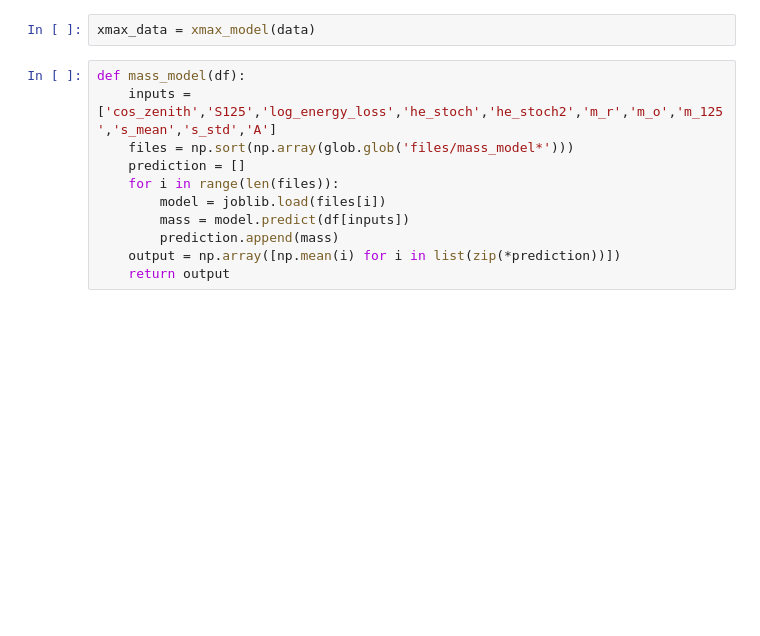
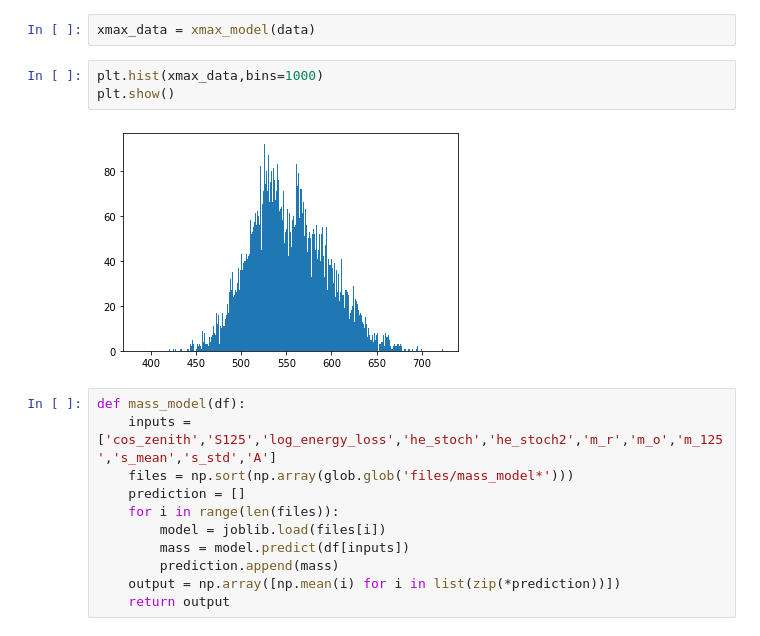
Before and after one commit to andyPhysics/CosmicRay, a Jupyter notebook: NN/Composition.ipynb, the cells around one changed output. Saved outputs shown, nothing was run; the diff lists cells and outputs as text; blank space fills up the shorter version.

```diff
--- a/NN/Composition.ipynb
+++ b/NN/Composition.ipynb
@@ -38,6 +38,11 @@ def xmax_model(df):
     return output
 # %%
 xmax_data = xmax_model(data)
+# %%
+plt.hist(xmax_data,bins=1000)
+plt.show()
+# %% [output]
+[figure, added]
 # %%
 def mass_model(df):
     inputs = ['cos_zenith','S125','log_energy_loss','he_stoch','he_stoch2','m_r','m_o','m_125','s_mean','s_std','A']
```
Also changed, not shown: parts of 24 cells of this notebook, 1 other file.
